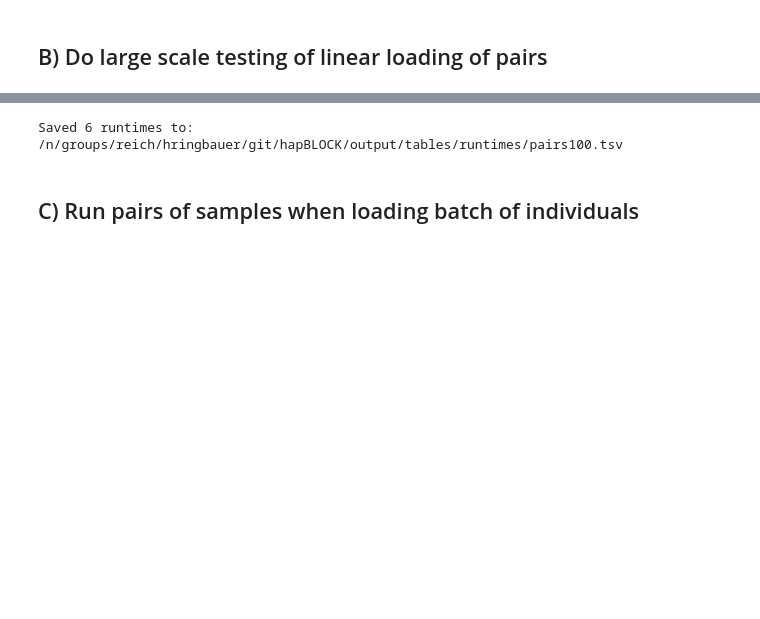
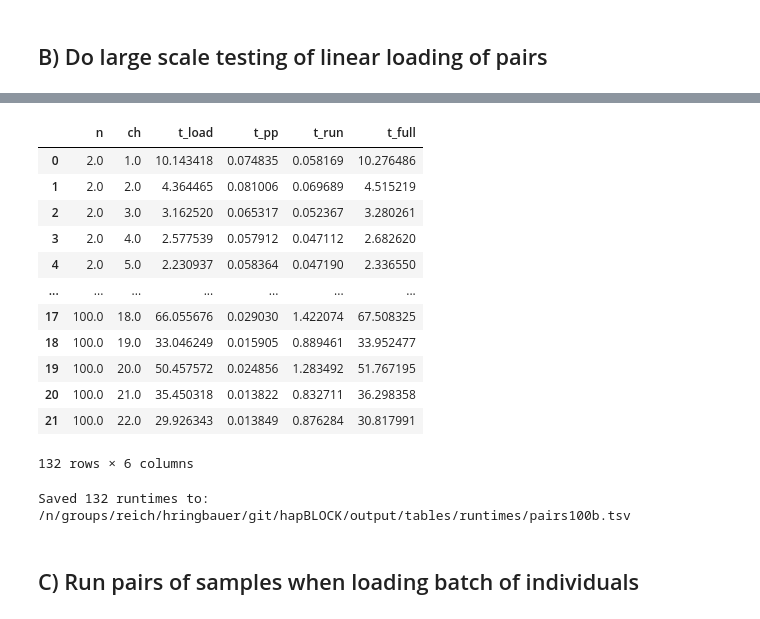
Before and after one commit to hringbauer/ancIBD, a Jupyter notebook: notebook/analyze_ibd/runtime_test.ipynb, the cells around one changed output, grey strips where cells are left out. Cells and saved outputs as stored; diff of their text form; code cells hidden in the pictures; blank space fills up the shorter version.

```diff
--- a/notebook/analyze_ibd/runtime_test.ipynb
+++ b/notebook/analyze_ibd/runtime_test.ipynb
@@ -139,4 +187,5 @@ runtime2
 # %%
 ns = [2, 5, 10, 20, 50, 100]
-runtimes  = [run_time_random_batch(n=n) for n in ns]
-dft2 = pd.DataFrame({"#Pairs":ns, "runtime":runtimes})
+dfts  = [run_time_random_batch(n=n) for n in ns]
+dft2 = pd.concat(dfts)
+#dft2 = pd.DataFrame({"#Pairs":ns, "runtime":runtimes})
@@ -143,9 +210,25 @@ dft2 = pd.DataFrame({"#Pairs":ns, "runtime":runtimes})
+# %%
+dft2#.groupby("n")
+# %% [output]
+|  | n | ch | t_load | t_pp | t_run | t_full |
+| 0 | 2.0 | 1.0 | 10.143418 | 0.074835 | 0.058169 | 10.276486 |
+| 1 | 2.0 | 2.0 | 4.364465 | 0.081006 | 0.069689 | 4.515219 |
+| 2 | 2.0 | 3.0 | 3.162520 | 0.065317 | 0.052367 | 3.280261 |
+| 3 | 2.0 | 4.0 | 2.577539 | 0.057912 | 0.047112 | 2.682620 |
+| 4 | 2.0 | 5.0 | 2.230937 | 0.058364 | 0.047190 | 2.336550 |
+| ... | ... | ... | ... | ... | ... | ... |
+| 17 | 100.0 | 18.0 | 66.055676 | 0.029030 | 1.422074 | 67.508325 |
+| 18 | 100.0 | 19.0 | 33.046249 | 0.015905 | 0.889461 | 33.952477 |
+| 19 | 100.0 | 20.0 | 50.457572 | 0.024856 | 1.283492 | 51.767195 |
+| 20 | 100.0 | 21.0 | 35.450318 | 0.013822 | 0.832711 | 36.298358 |
+| 21 | 100.0 | 22.0 | 29.926343 | 0.013849 | 0.876284 | 30.817991 |
+132 rows × 6 columns
 # %%
-savepath = "/n/groups/reich/hringbauer/git/hapBLOCK/output/tables/runtimes/pairs100.tsv"
+savepath = "/n/groups/reich/hringbauer/git/hapBLOCK/output/tables/runtimes/pairs100b.tsv"
 dft2.to_csv(savepath, sep="\t", index=False)
 print(f"Saved {len(dft2)} runtimes to: {savepath}")
 # %% [output]
-Saved 6 runtimes to: /n/groups/reich/hringbauer/git/hapBLOCK/output/tables/runtimes/pairs100.tsv
+Saved 132 runtimes to: /n/groups/reich/hringbauer/git/hapBLOCK/output/tables/runtimes/pairs100b.tsv
 # %% [markdown]
 ## C) Run pairs of samples when loading batch of individuals
 # %%
```
Also changed, not shown: parts of 19 cells of this notebook, 1 other file.
